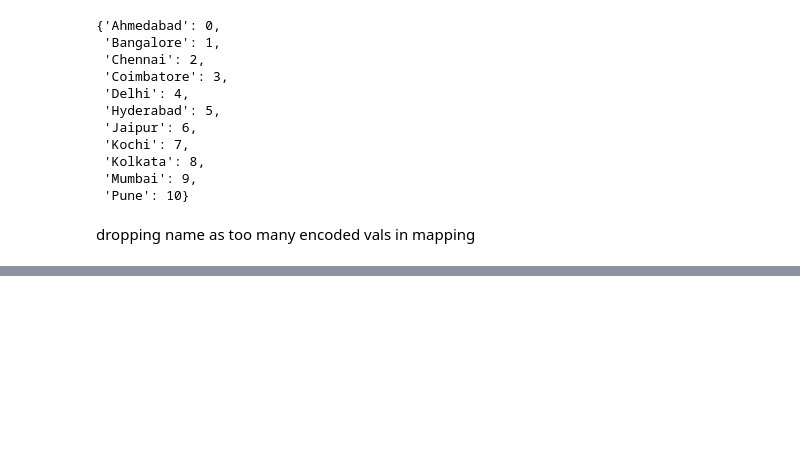
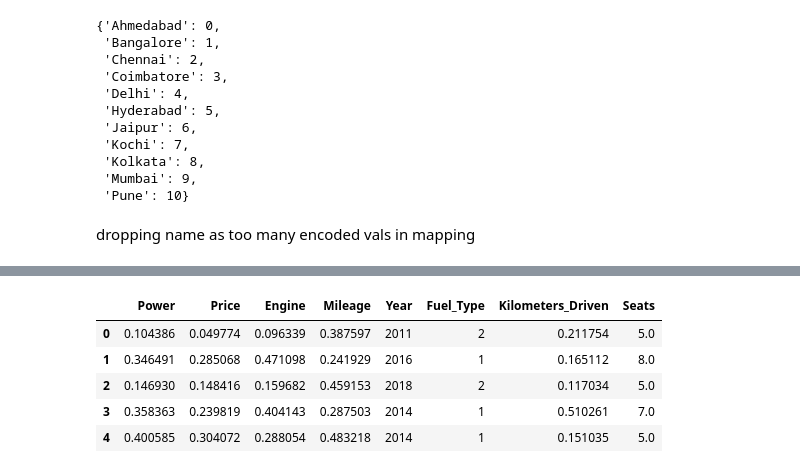
Before and after one commit to snimale/ML-Learning, a Jupyter notebook: DataPreprocessingPractice.ipynb, the cells around one changed output, grey strips where cells are left out. Drawn from its saved outputs; the diff is of its cells as text; code cells hidden in the pictures; blank space fills up the shorter version.

```diff
--- a/DataPreprocessingPractice.ipynb
+++ b/DataPreprocessingPractice.ipynb
@@ -424,0 +467,22 @@ df.head(3)
+# %%
+x = df.iloc[:, :-1].copy()
+y = df['New_Price']
+# %%
+from sklearn.feature_selection import SelectKBest, f_regression
+import pandas as pd
+
+# Assuming 'x' is your input dataframe with numerical features
+
+# SelectKBest feature selection
+ordered_rank_features = SelectKBest(score_func=f_regression, k='all')  # Select all features
+ordered_feature = ordered_rank_features.fit(x, y)
+
+# Create a DataFrame to store the scores
+dfscores = pd.DataFrame(ordered_feature.scores_, columns=["Score"])
+dfcolumns = pd.DataFrame(x.columns)
+features_rank = pd.concat([dfcolumns, dfscores], axis=1)
+features_rank.columns = ['Features', 'Score']
+features_rank.sort_values('Score', ascending=False, inplace=True)
+
+# Print the feature ranking
+print(features_rank)
@@ -424,0 +504,3 @@ df.head(3)
+# %%
+features_rank.drop(index=features_rank.loc[features_rank['Score']<1].index, inplace=True)
+features_rank
@@ -424,0 +517,11 @@ df.head(3)
+# %%
+df = df[features_rank['Features']]
+# %%
+df.head()
+# %% [output]
+|  | Power | Price | Engine | Mileage | Year | Fuel_Type | Kilometers_Driven | Seats |
+| 0 | 0.104386 | 0.049774 | 0.096339 | 0.387597 | 2011 | 2 | 0.211754 | 5.0 |
+| 1 | 0.346491 | 0.285068 | 0.471098 | 0.241929 | 2016 | 1 | 0.165112 | 8.0 |
+| 2 | 0.146930 | 0.148416 | 0.159682 | 0.459153 | 2018 | 2 | 0.117034 | 5.0 |
+| 3 | 0.358363 | 0.239819 | 0.404143 | 0.287503 | 2014 | 1 | 0.510261 | 7.0 |
+| 4 | 0.400585 | 0.304072 | 0.288054 | 0.483218 | 2014 | 1 | 0.151035 | 5.0 |
```
Also changed, not shown: parts of 17 cells of this notebook.
